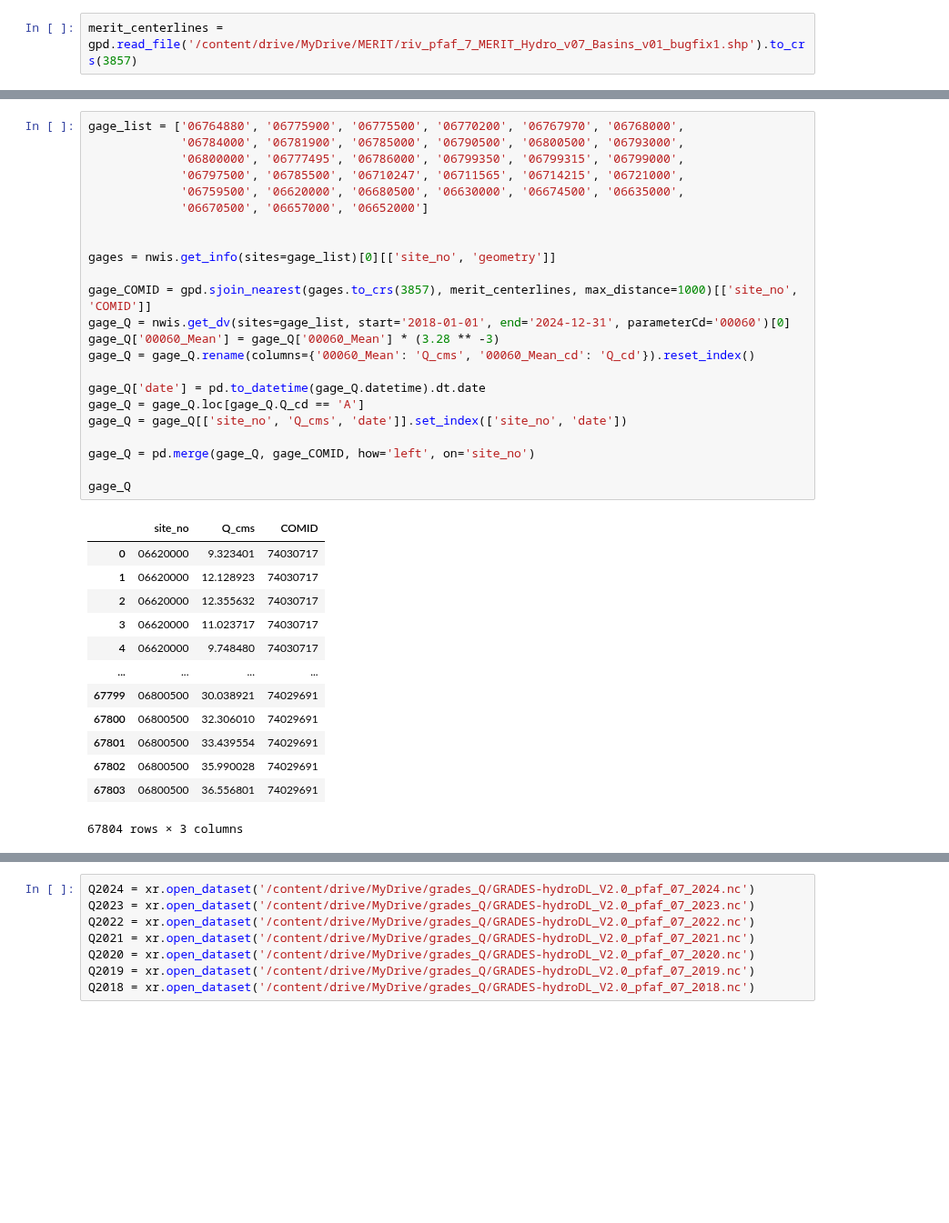
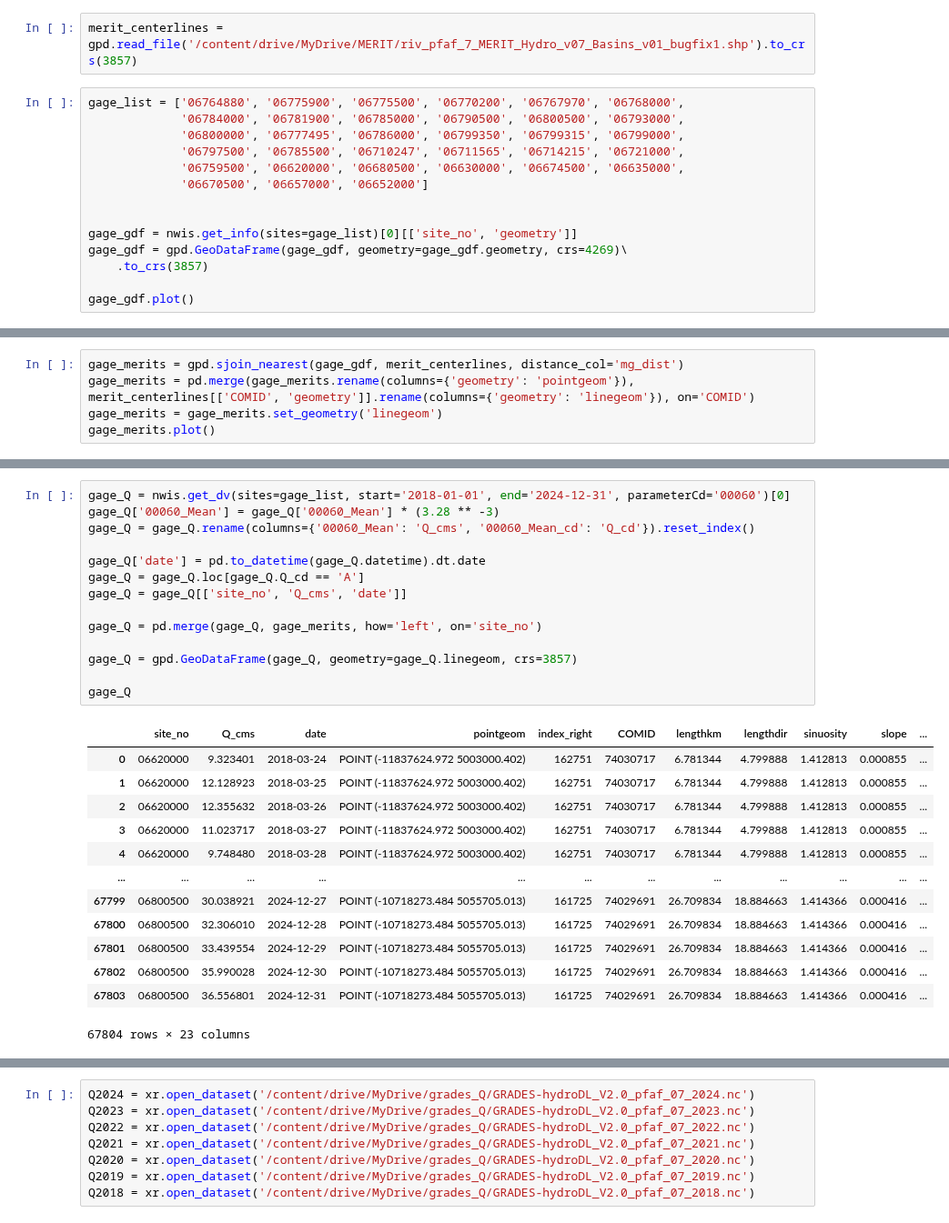
Before and after one commit to wherediddavidgo/multitemporal_RSSA, a Jupyter notebook: discharge_model_evaluation.ipynb, the cells around one changed output, grey strips where cells are left out. Shown at 91% size. Saved outputs shown, nothing was run; the diff lists cells and outputs as text; blank space fills up the shorter version.

```diff
--- a/discharge_model_evaluation.ipynb
+++ b/discharge_model_evaluation.ipynb
@@ -39,3 +39,17 @@ drive.mount('/content/drive')
 Mounted at /content/drive
 # %%
 merit_centerlines = gpd.read_file('/content/drive/MyDrive/MERIT/riv_pfaf_7_MERIT_Hydro_v07_Basins_v01_bugfix1.shp').to_crs(3857)
+# %%
+gage_list = ['06764880', '06775900', '06775500', '06770200', '06767970', '06768000',
+             '06784000', '06781900', '06785000', '06790500', '06800500', '06793000',
+             '06800000', '06777495', '06786000', '06799350', '06799315', '06799000',
+             '06797500', '06785500', '06710247', '06711565', '06714215', '06721000',
+             '06759500', '06620000', '06680500', '06630000', '06674500', '06635000',
+             '06670500', '06657000', '06652000']
+
+
+gage_gdf = nwis.get_info(sites=gage_list)[0][['site_no', 'geometry']]
+gage_gdf = gpd.GeoDataFrame(gage_gdf, geometry=gage_gdf.geometry, crs=4269)\
+    .to_crs(3857)
+
+gage_gdf.plot()
@@ -41,0 +59,5 @@ merit_centerlines = gpd.read_file('/content/drive/MyDrive/MERIT/riv_pfaf_7_MERIT
+# %%
+gage_merits = gpd.sjoin_nearest(gage_gdf, merit_centerlines, distance_col='mg_dist')
+gage_merits = pd.merge(gage_merits.rename(columns={'geometry': 'pointgeom'}), merit_centerlines[['COMID', 'geometry']].rename(columns={'geometry': 'linegeom'}), on='COMID')
+gage_merits = gage_merits.set_geometry('linegeom')
+gage_merits.plot()
@@ -42,37 +67,28 @@ merit_centerlines = gpd.read_file('/content/drive/MyDrive/MERIT/riv_pfaf_7_MERIT
 # %%
-gage_list = ['06764880', '06775900', '06775500', '06770200', '06767970', '06768000',
-             '06784000', '06781900', '06785000', '06790500', '06800500', '06793000',
-             '06800000', '06777495', '06786000', '06799350', '06799315', '06799000',
-             '06797500', '06785500', '06710247', '06711565', '06714215', '06721000',
-             '06759500', '06620000', '06680500', '06630000', '06674500', '06635000',
-             '06670500', '06657000', '06652000']
-
-
-gages = nwis.get_info(sites=gage_list)[0][['site_no', 'geometry']]
-
-gage_COMID = gpd.sjoin_nearest(gages.to_crs(3857), merit_centerlines, max_distance=1000)[['site_no', 'COMID']]
 gage_Q = nwis.get_dv(sites=gage_list, start='2018-01-01', end='2024-12-31', parameterCd='00060')[0]
 gage_Q['00060_Mean'] = gage_Q['00060_Mean'] * (3.28 ** -3)
 gage_Q = gage_Q.rename(columns={'00060_Mean': 'Q_cms', '00060_Mean_cd': 'Q_cd'}).reset_index()
 
 gage_Q['date'] = pd.to_datetime(gage_Q.datetime).dt.date
 gage_Q = gage_Q.loc[gage_Q.Q_cd == 'A']
-gage_Q = gage_Q[['site_no', 'Q_cms', 'date']].set_index(['site_no', 'date'])
+gage_Q = gage_Q[['site_no', 'Q_cms', 'date']]
 
-gage_Q = pd.merge(gage_Q, gage_COMID, how='left', on='site_no')
+gage_Q = pd.merge(gage_Q, gage_merits, how='left', on='site_no')
+
+gage_Q = gpd.GeoDataFrame(gage_Q, geometry=gage_Q.linegeom, crs=3857)
 
 gage_Q
 # %% [output]
-|  | site_no | Q_cms | COMID |
-| 0 | 06620000 | 9.323401 | 74030717 |
-| 1 | 06620000 | 12.128923 | 74030717 |
-| 2 | 06620000 | 12.355632 | 74030717 |
-| 3 | 06620000 | 11.023717 | 74030717 |
-| 4 | 06620000 | 9.748480 | 74030717 |
-| ... | ... | ... | ... |
-| 67799 | 06800500 | 30.038921 | 74029691 |
-| 67800 | 06800500 | 32.306010 | 74029691 |
-| 67801 | 06800500 | 33.439554 | 74029691 |
-| 67802 | 06800500 | 35.990028 | 74029691 |
-| 67803 | 06800500 | 36.556801 | 74029691 |
+|  | site_no | Q_cms | date | pointgeom | index_right | COMID | lengthkm | lengthdir | sinuosity | slope | ... |
+| 0 | 06620000 | 9.323401 | 2018-03-24 | POINT (-11837624.972 5003000.402) | 162751 | 74030717 | 6.781344 | 4.799888 | 1.412813 | 0.000855 | ... |
+| 1 | 06620000 | 12.128923 | 2018-03-25 | POINT (-11837624.972 5003000.402) | 162751 | 74030717 | 6.781344 | 4.799888 | 1.412813 | 0.000855 | ... |
+| 2 | 06620000 | 12.355632 | 2018-03-26 | POINT (-11837624.972 5003000.402) | 162751 | 74030717 | 6.781344 | 4.799888 | 1.412813 | 0.000855 | ... |
+| 3 | 06620000 | 11.023717 | 2018-03-27 | POINT (-11837624.972 5003000.402) | 162751 | 74030717 | 6.781344 | 4.799888 | 1.412813 | 0.000855 | ... |
+| 4 | 06620000 | 9.748480 | 2018-03-28 | POINT (-11837624.972 5003000.402) | 162751 | 74030717 | 6.781344 | 4.799888 | 1.412813 | 0.000855 | ... |
+| ... | ... | ... | ... | ... | ... | ... | ... | ... | ... | ... | ... |
+| 67799 | 06800500 | 30.038921 | 2024-12-27 | POINT (-10718273.484 5055705.013) | 161725 | 74029691 | 26.709834 | 18.884663 | 1.414366 | 0.000416 | ... |
+| 67800 | 06800500 | 32.306010 | 2024-12-28 | POINT (-10718273.484 5055705.013) | 161725 | 74029691 | 26.709834 | 18.884663 | 1.414366 | 0.000416 | ... |
+| 67801 | 06800500 | 33.439554 | 2024-12-29 | POINT (-10718273.484 5055705.013) | 161725 | 74029691 | 26.709834 | 18.884663 | 1.414366 | 0.000416 | ... |
+| 67802 | 06800500 | 35.990028 | 2024-12-30 | POINT (-10718273.484 5055705.013) | 161725 | 74029691 | 26.709834 | 18.884663 | 1.414366 | 0.000416 | ... |
+| 67803 | 06800500 | 36.556801 | 2024-12-31 | POINT (-10718273.484 5055705.013) | 161725 | 74029691 | 26.709834 | 18.884663 | 1.414366 | 0.000416 | ... |
-67804 rows × 3 columns
+67804 rows × 23 columns
```
Also changed, not shown: parts of 8 cells of this notebook.
